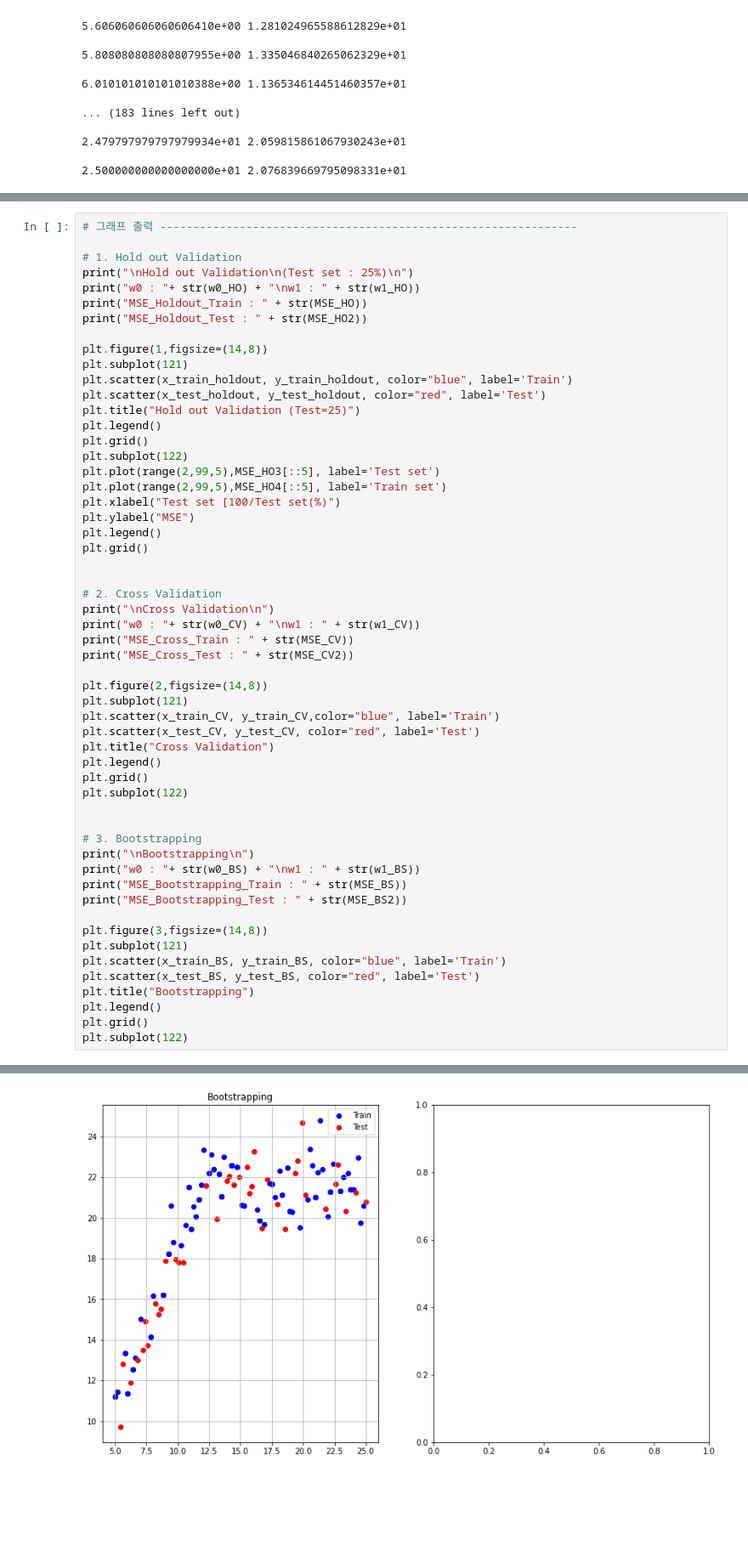
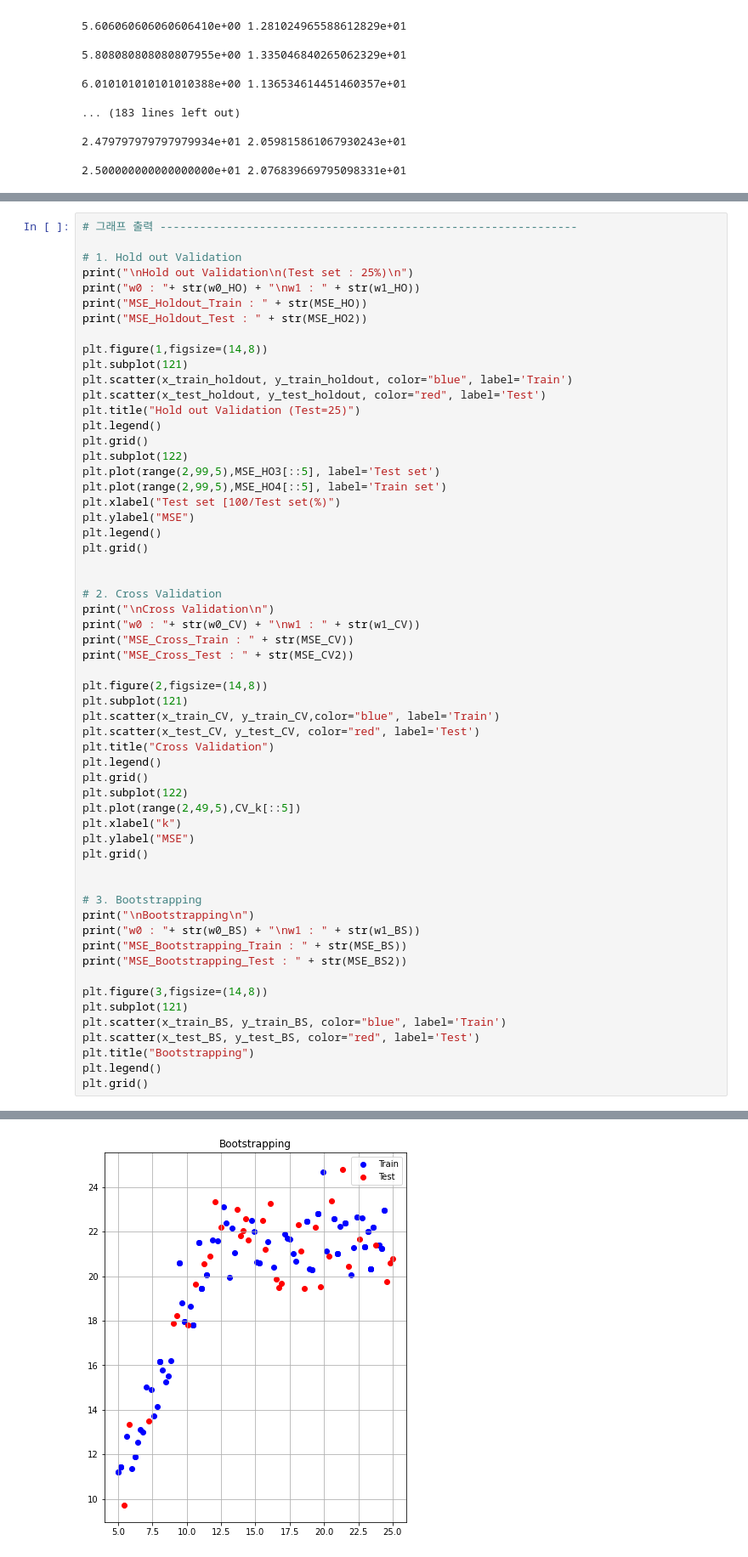
Before and after one commit to zeegeon/Machine-learning-for-basic, a Jupyter notebook: Linear Regression.ipynb, the cells around one changed output, grey strips where cells are left out. Shown at 85% size. Drawn from its saved outputs; the diff is of its cells as text; blank space fills up the shorter version.

```diff
--- a/Linear Regression.ipynb
+++ b/Linear Regression.ipynb
@@ -461,6 +500,10 @@ plt.title("Cross Validation")
 plt.legend()
 plt.grid()
 plt.subplot(122)
+plt.plot(range(2,49,5),CV_k[::5])
+plt.xlabel("k")
+plt.ylabel("MSE")
+plt.grid()
 
 
 # 3. Bootstrapping
@@ -476,7 +519,6 @@ plt.scatter(x_test_BS, y_test_BS, color="red", label='Test')
 plt.title("Bootstrapping")
 plt.legend()
 plt.grid()
-plt.subplot(122)
 # %% [output]
 Hold out Validation
 (Test set : 25%)
@@ -501 +542 @@ MSE_Bootstrapping_Test : [4.803119322229408]
-[figure, old version]
+[figure, new version]
```
Also changed, not shown: parts of 3 cells of this notebook.
